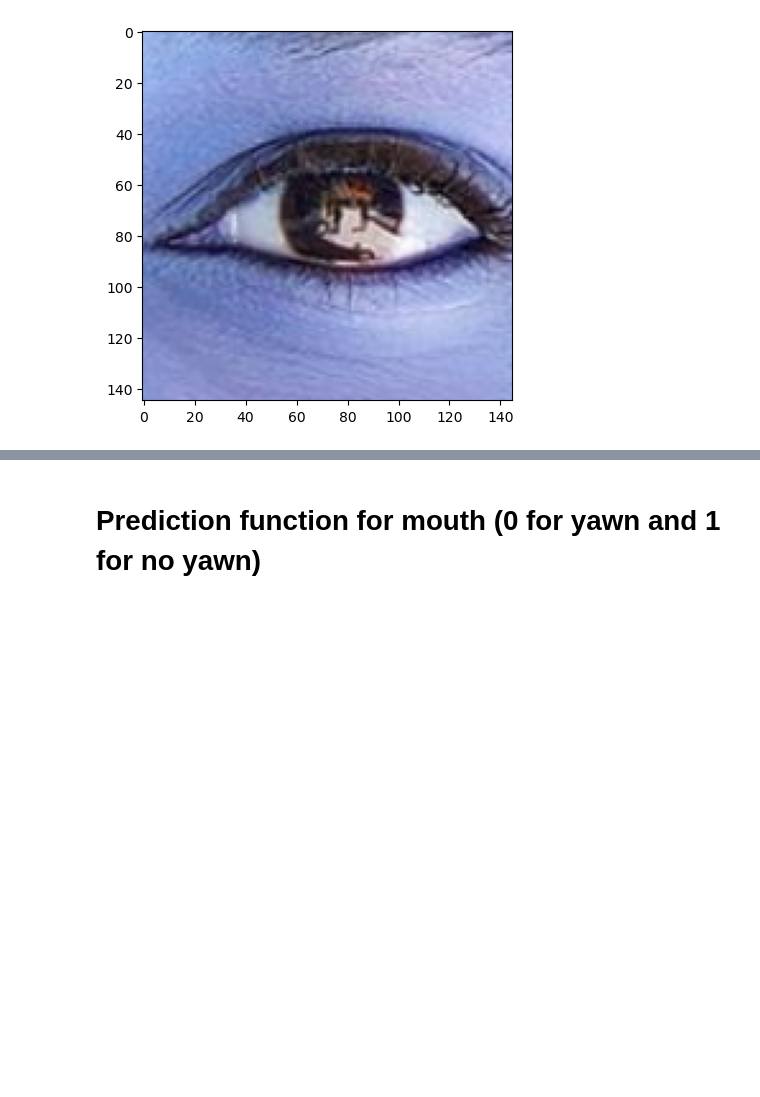
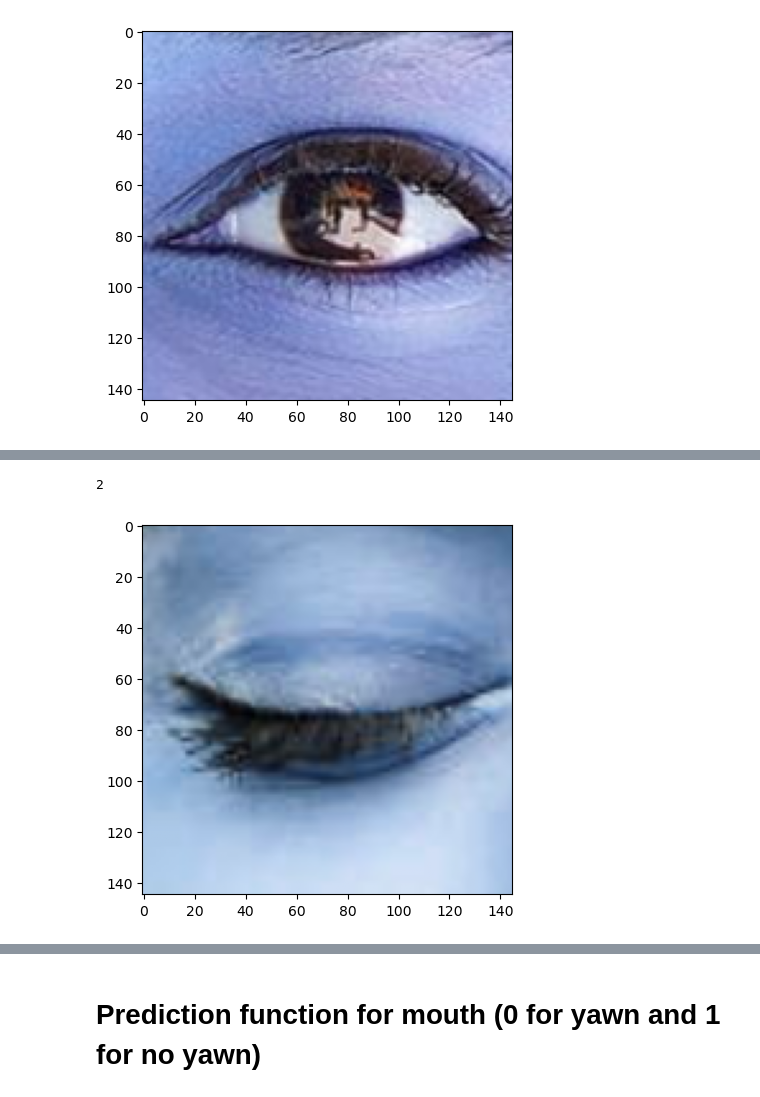
Before and after one commit to DireshDavid/SDGP_CS_18, a Jupyter notebook: driver-drowsiness_trying(yawn, no yawn).ipynb, the cells around one changed output, grey strips where cells are left out. Saved outputs shown, nothing was run; the diff lists cells and outputs as text; code cells hidden in the pictures; blank space fills up the shorter version.

```diff
--- a/driver-drowsiness_trying(yawn, no yawn).ipynb
+++ b/driver-drowsiness_trying(yawn, no yawn).ipynb
@@ -427,0 +471,4 @@ np.argmax(prediction)
+# %%
+prediction = model.predict([prepare("pic3.jpg")])
+np.argmax(prediction)
+# %% [output]
@@ -427,0 +476,2 @@ np.argmax(prediction)
+2
+[figure, added]
```
Also changed, not shown: parts of 7 cells of this notebook, 10 other files.
